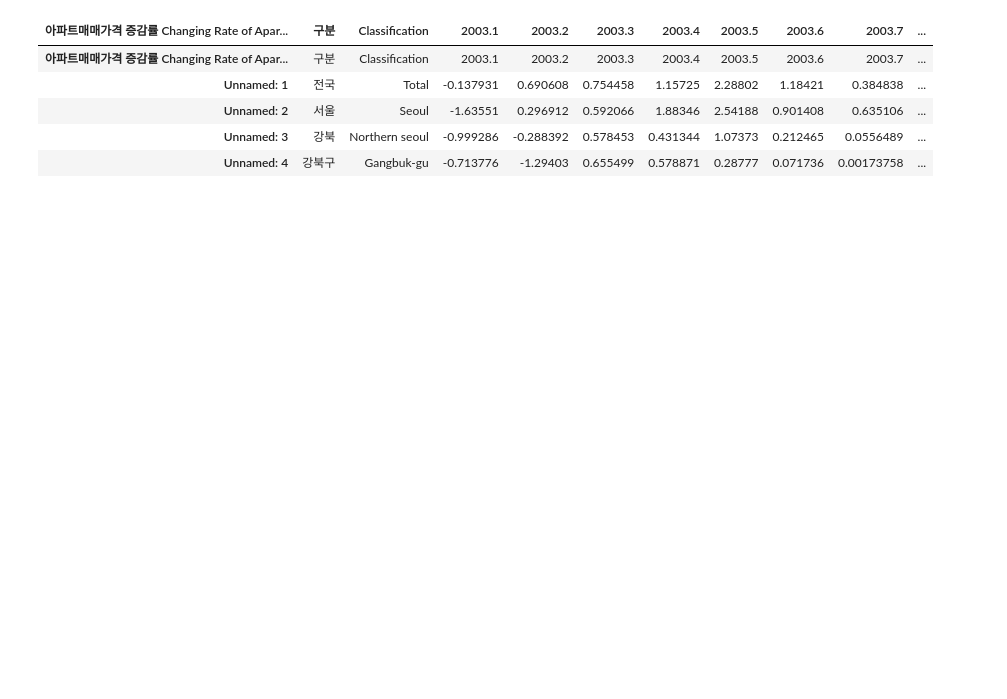
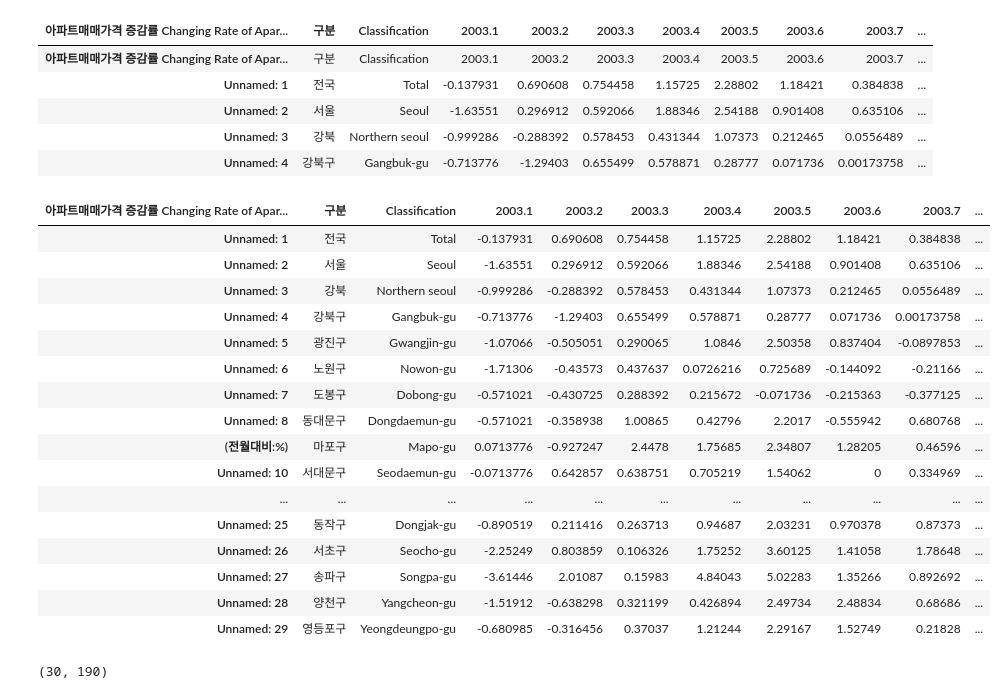
Before and after one commit to tax-k/KB_price_crawling, a Jupyter notebook: LSTM.ipynb, the cells around one changed output. Cells and saved outputs as stored; diff of their text form; code cells hidden in the pictures; blank space fills up the shorter version.

```diff
--- a/LSTM.ipynb
+++ b/LSTM.ipynb
@@ -122,3 +122,27 @@ tmp.head()
 | Unnamed: 2 | 서울 | Seoul | -1.63551 | 0.296912 | 0.592066 | 1.88346 | 2.54188 | 0.901408 | 0.635106 | ... |
 | Unnamed: 3 | 강북 | Northern seoul | -0.999286 | -0.288392 | 0.578453 | 0.431344 | 1.07373 | 0.212465 | 0.0556489 | ... |
 | Unnamed: 4 | 강북구 | Gangbuk-gu | -0.713776 | -1.29403 | 0.655499 | 0.578871 | 0.28777 | 0.071736 | 0.00173758 | ... |
+# %%
+tmp.drop(tmp.index[0], 0)
+# %% [output]
+| 아파트매매가격 증감률 Changing Rate of Apar... | 구분 | Classification | 2003.1 | 2003.2 | 2003.3 | 2003.4 | 2003.5 | 2003.6 | 2003.7 | ... |
+| Unnamed: 1 | 전국 | Total | -0.137931 | 0.690608 | 0.754458 | 1.15725 | 2.28802 | 1.18421 | 0.384838 | ... |
+| Unnamed: 2 | 서울 | Seoul | -1.63551 | 0.296912 | 0.592066 | 1.88346 | 2.54188 | 0.901408 | 0.635106 | ... |
+| Unnamed: 3 | 강북 | Northern seoul | -0.999286 | -0.288392 | 0.578453 | 0.431344 | 1.07373 | 0.212465 | 0.0556489 | ... |
+| Unnamed: 4 | 강북구 | Gangbuk-gu | -0.713776 | -1.29403 | 0.655499 | 0.578871 | 0.28777 | 0.071736 | 0.00173758 | ... |
+| Unnamed: 5 | 광진구 | Gwangjin-gu | -1.07066 | -0.505051 | 0.290065 | 1.0846 | 2.50358 | 0.837404 | -0.0897853 | ... |
+| Unnamed: 6 | 노원구 | Nowon-gu | -1.71306 | -0.43573 | 0.437637 | 0.0726216 | 0.725689 | -0.144092 | -0.21166 | ... |
+| Unnamed: 7 | 도봉구 | Dobong-gu | -0.571021 | -0.430725 | 0.288392 | 0.215672 | -0.071736 | -0.215363 | -0.377125 | ... |
+| Unnamed: 8 | 동대문구 | Dongdaemun-gu | -0.571021 | -0.358938 | 1.00865 | 0.42796 | 2.2017 | -0.555942 | 0.680768 | ... |
+| (전월대비:%) | 마포구 | Mapo-gu | 0.0713776 | -0.927247 | 2.4478 | 1.75685 | 2.34807 | 1.28205 | 0.46596 | ... |
+| Unnamed: 10 | 서대문구 | Seodaemun-gu | -0.0713776 | 0.642857 | 0.638751 | 0.705219 | 1.54062 | 0 | 0.334969 | ... |
+| ... | ... | ... | ... | ... | ... | ... | ... | ... | ... | ... |
+| Unnamed: 25 | 동작구 | Dongjak-gu | -0.890519 | 0.211416 | 0.263713 | 0.94687 | 2.03231 | 0.970378 | 0.87373 | ... |
+| Unnamed: 26 | 서초구 | Seocho-gu | -2.25249 | 0.803859 | 0.106326 | 1.75252 | 3.60125 | 1.41058 | 1.78648 | ... |
+| Unnamed: 27 | 송파구 | Songpa-gu | -3.61446 | 2.01087 | 0.15983 | 4.84043 | 5.02283 | 1.35266 | 0.892692 | ... |
+| Unnamed: 28 | 양천구 | Yangcheon-gu | -1.51912 | -0.638298 | 0.321199 | 0.426894 | 2.49734 | 2.48834 | 0.68686 | ... |
+| Unnamed: 29 | 영등포구 | Yeongdeungpo-gu | -0.680985 | -0.316456 | 0.37037 | 1.21244 | 2.29167 | 1.52749 | 0.21828 | ... |
+# %%
+tmp.shape
+# %% [output]
+(30, 190)
```
Also changed, not shown: parts of 23 cells of this notebook.
